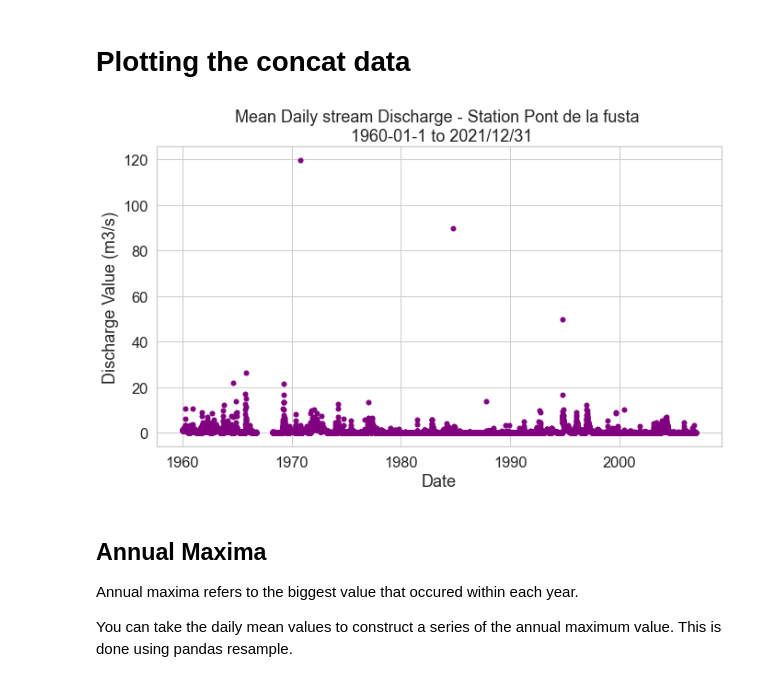
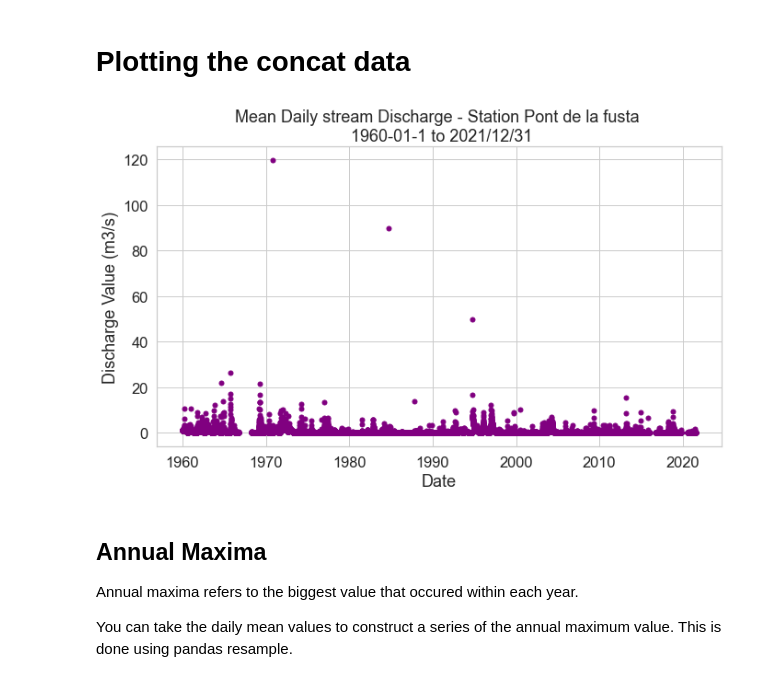
Before and after one commit to JosepAnSabate/jupyter_maps, a Jupyter notebook: earth_data_science/timeseries_py/flood_returns_period_an/Francoli_pont_de_la_fusta_cabals_1960_2021.ipynb, the cells around one changed output. Drawn from its saved outputs; the diff is of its cells as text; code cells hidden in the pictures.

```diff
--- a/earth_data_science/timeseries_py/flood_returns_period_an/Francoli_pont_de_la_fusta_cabals_1960_2021.ipynb
+++ b/earth_data_science/timeseries_py/flood_returns_period_an/Francoli_pont_de_la_fusta_cabals_1960_2021.ipynb
@@ -213,3 +206,4 @@ df_c_2007.head(2)
 #concat()
 frames = [df_c, df_c_2007]
 df_c_d = pd.concat(frames)
+df_total=df_c_d
@@ -218,20 +222,20 @@ df_c_d = pd.concat(frames)
 # %%
 # Plot using matplotlib
 fig, ax = plt.subplots(figsize=(11, 6))
 
-ax.scatter(x=df_c.index,
-           y=df_c["Mitjana"],
+ax.scatter(x=df_total.index,
+           y=df_total["Mitjana"],
            marker="o",# o points x x marks
            s=25,#size markers
            color="purple",
            )
 
 ax.set(xlabel="Date", ylabel="Discharge Value (m3/s)",
        title="Mean Daily stream Discharge - Station Pont de la fusta \n 1960-01-1 to 2021/12/31")
 
 plt.show()
 # %% [output]
-[figure, old version]
+[figure, new version]
 # %% [markdown]
 ## Annual Maxima
 Annual maxima refers to the biggest value that occured within each year.
```
Also changed, not shown: parts of 30 cells of this notebook, 5 other files.
